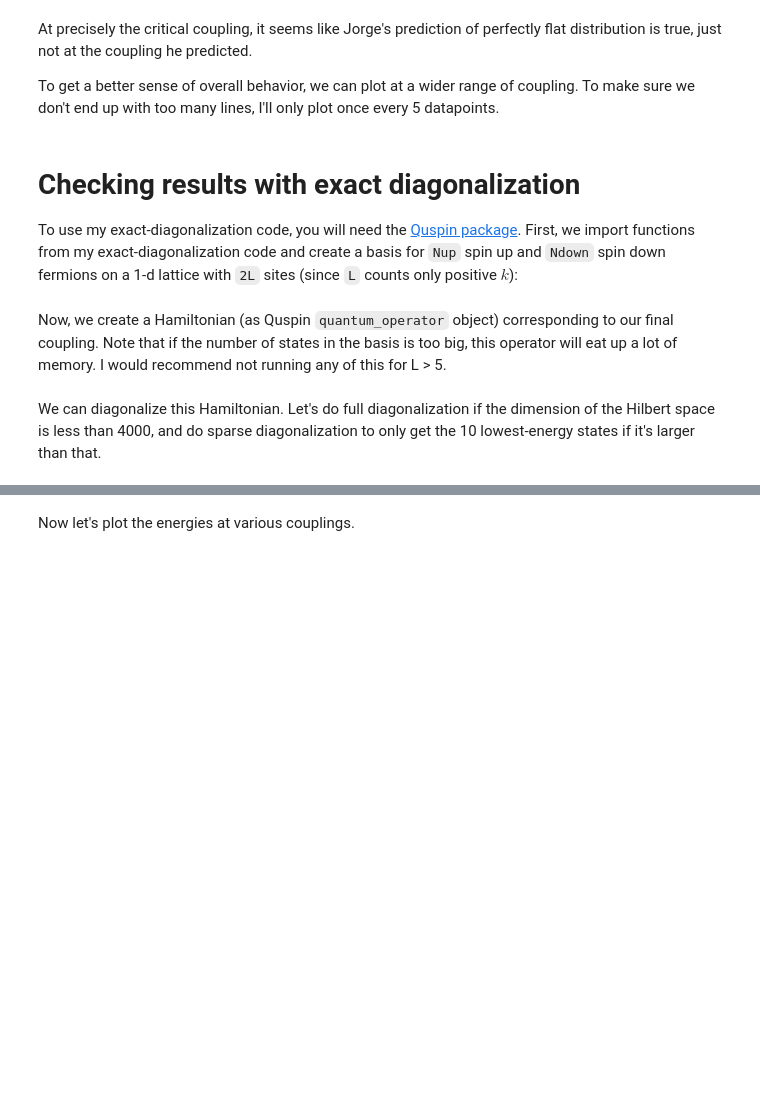
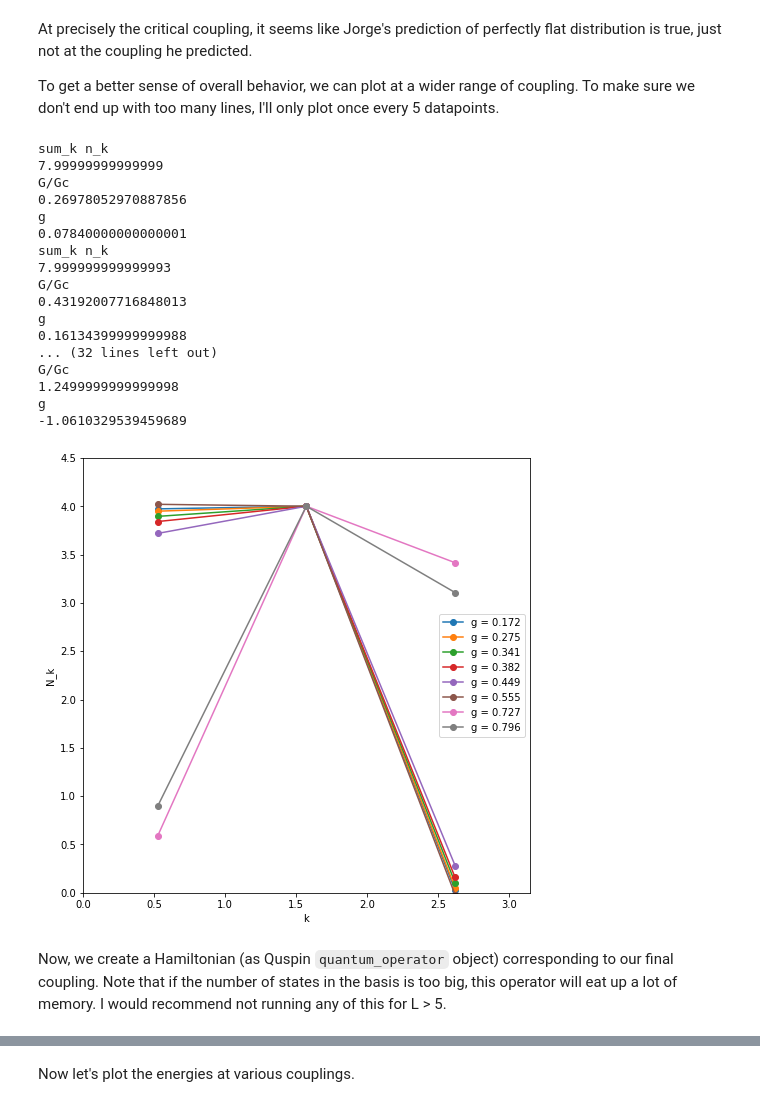
Before and after one commit to wholdhus/so5-richardson-gaudin, a Jupyter notebook: richardson_gaudin_example.ipynb, the cells around one changed output, grey strips where cells are left out. Cells and saved outputs as stored; diff of their text form; code cells hidden in the pictures; blank space fills up the shorter version.

```diff
--- a/richardson_gaudin_example.ipynb
+++ b/richardson_gaudin_example.ipynb
@@ -15,21 +15,26 @@ $g = \frac{G}{1-G\sum_k k}$. At $G_c = \frac{1}{\sum_k k}$, $g$ becomes singular
 
 Due to assumptions in the code, I currently require Nup and Ndown to be even numbers.
 # %%
-L = 8 # Very small system, just an illustration
-Ne = 4
-Nw = 4
+L = 3 # Very small system, just an illustration
+Ne = 3
+Nw = 3
 
 N = Ne + Nw
 ts = np.zeros(L)
 vs = np.zeros(L)
-vs[Ne//2] = 0
+vs[2] = 0
 print(vs)
+def ck(vs):
+    cks = (.5*vs-1)**2+3*(1-.5*vs)-1
+    return cks
+print(ck(vs))
+
 
 N = Ne+Nw + np.sum(vs)
 
 dims = (L, Ne, Nw, vs)
 
-G_final = .25*(2/(np.pi*L)) # 1.5 times critical coupling?
-# G_final = -0.5
+# G_final = 1.25*(2/(np.pi*L)) # 1.5 times critical coupling?
+G_final = -0.5
 k = np.arange(1, 2*L+1, 2)*0.5*np.pi/L
 # %% [output]
@@ -37,12 +43,12 @@ k = np.arange(1, 2*L+1, 2)*0.5*np.pi/L
 # %% [markdown]
 Setting numerical parameters. If the following things don't work, try decreasing ``dg`` (which will change the other parameters as well). If you want more (or less) points in the output, decrease (increase) the value of ``skip``, which sets how often we remove artificial imaginary parts and save values to output (i.e. skip ``skip`` values of ``g`` before doing this).
 # %%
-dg = 0.01/N # step size of g. Scaling with N instead of L because increasing N increases difficulty
+dg = 0.01/L # step size of g. Scaling with N instead of L because increasing N increases difficulty
 g0 = .1*dg # initial value of g
-imk = g0 # scale of the imaginary parts added to k
-imv = .1*g0 # scale of the imaginary parts used in the initial guess
+imk = dg # scale of the imaginary parts added to k
+imv = g0 # scale of the imaginary parts used in the initial guess
 
-skip=N # it's harder for larger N, so let's make it easy on us
+skip=4*N # it's harder for larger N, so let's make it easy on us
 # %% [markdown]
 Solving the Richardson-Gaudin equations.
 
@@ -259,28 +428,41 @@ To get a better sense of overall behavior, we can plot at a wider range of coupl
 # %%
 plt.figure(figsize=(8,8))
 Gc = 1/np.sum(k)
 for i, G in enumerate(Gs):
     n = np.sum(np.sum(output_df[N_inds].iloc[i]))
     if np.abs(n-N) > 10**-5:
         print('sum_k n_k')
         print(np.sum(output_df[N_inds].iloc[i]))
         print('G/Gc')
         print(G/Gc)
         print('g')
         print(output_df['g'].iloc[i])
     plt.plot(k, output_df[N_inds].iloc[i],
              label='g = {}'.format(np.round(G*L, 3)), # rounding the label to 3 decimal places
              marker='o') # Putting a dot at each data point
 
 plt.xlabel('k')
 plt.ylabel('N_k')
 plt.legend()
 plt.xlim(0, np.pi)
-plt.ylim(0, 4) # Limits on values of N_k = n_{k up} + n_{k down} + n_{-k up} + n_{-k down}
+plt.ylim(0, 4.5) # Limits on values of N_k = n_{k up} + n_{k down} + n_{-k up} + n_{-k down}
 plt.show()
+# %% [output]
+sum_k n_k
+7.99999999999999
+G/Gc
+0.26978052970887856
+g
+0.07840000000000001
+sum_k n_k
+7.999999999999993
+G/Gc
+0.43192007716848013
+g
+0.16134399999999988
+... (32 lines left out)
+G/Gc
+1.2499999999999998
+g
+-1.0610329539459689
+[figure, added]
-# %% [markdown]
-# Checking results with exact diagonalization
-
-To use my exact-diagonalization code, you will need the [Quspin package](https://weinbe58.github.io/QuSpin/).
-First, we import functions from my exact-diagonalization code and create a basis for ``Nup`` spin up and ``Ndown``
-spin down fermions on a 1-d lattice with ``2L`` sites (since ``L`` counts only positive $k$):
@@ -300,3 +471,0 @@ H = ham_op_2(L, G_final, k, basis=basis)
-# %% [markdown]
-We can diagonalize this Hamiltonian. Let's do full diagonalization if the dimension of the Hilbert space is
-less than 4000, and do sparse diagonalization to only get the 10 lowest-energy states if it's larger than that.
```
Also changed, not shown: parts of 27 cells of this notebook, 2 other files.
